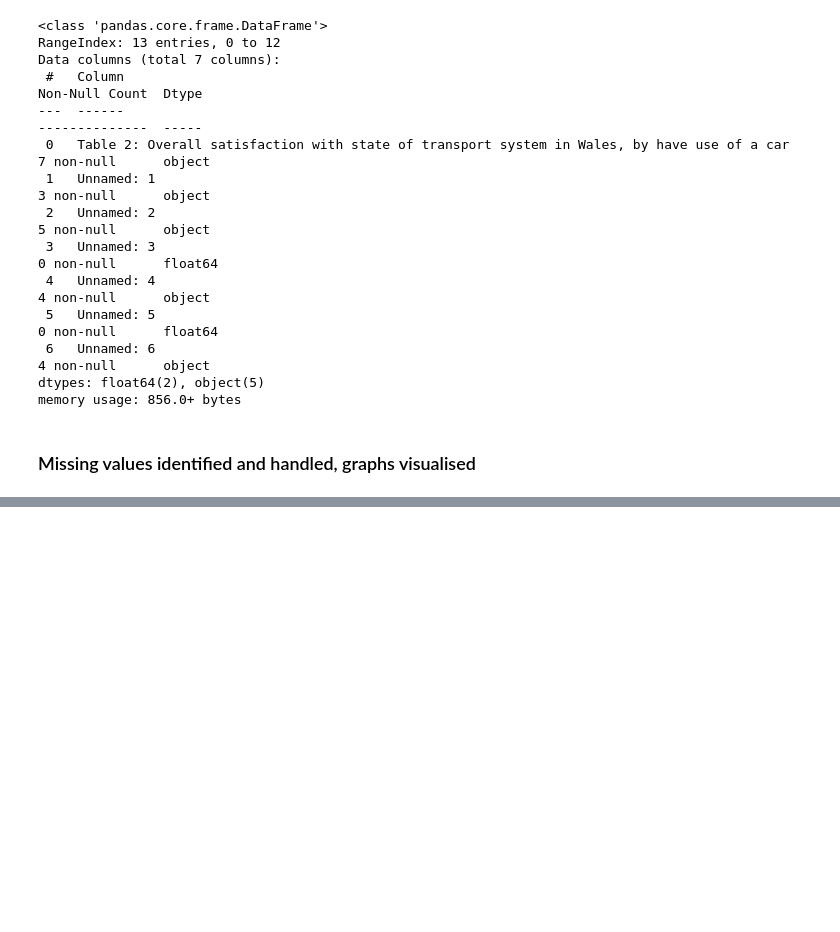
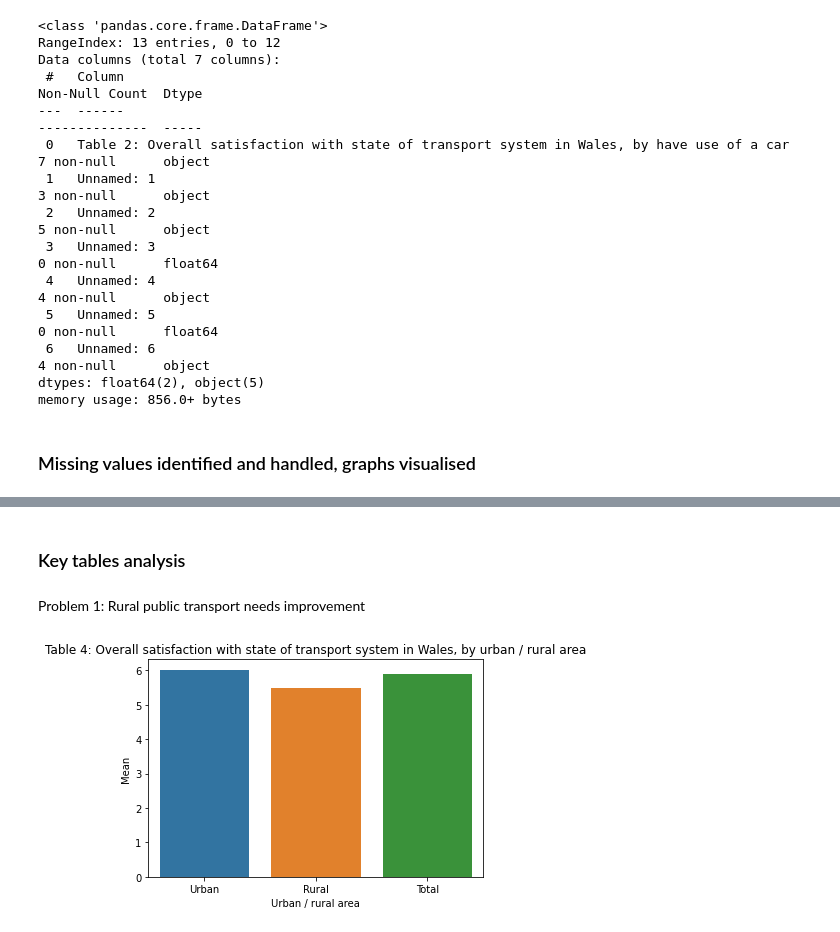
Before and after one commit to piotr1204Essex/module1, a Jupyter notebook: final_assignment.ipynb, the cells around one changed output, grey strips where cells are left out. Saved outputs shown, nothing was run; the diff lists cells and outputs as text; code cells hidden in the pictures; blank space fills up the shorter version.

```diff
--- a/final_assignment.ipynb
+++ b/final_assignment.ipynb
@@ -144,0 +144,8 @@ df = cleaning_and_vis_function_2("Transport 1314.xlsx", "Table 18", "yes")
+# %% [markdown]
+### Key tables analysis
+# %% [markdown]
+Problem 1: Rural public transport needs improvement
+# %%
+table4 = cleaning_and_vis_function_1("Transport 1314.xlsx", "Table 4")
+# %% [output]
+[figure, added]
```
Also changed, not shown: parts of 12 cells of this notebook.
